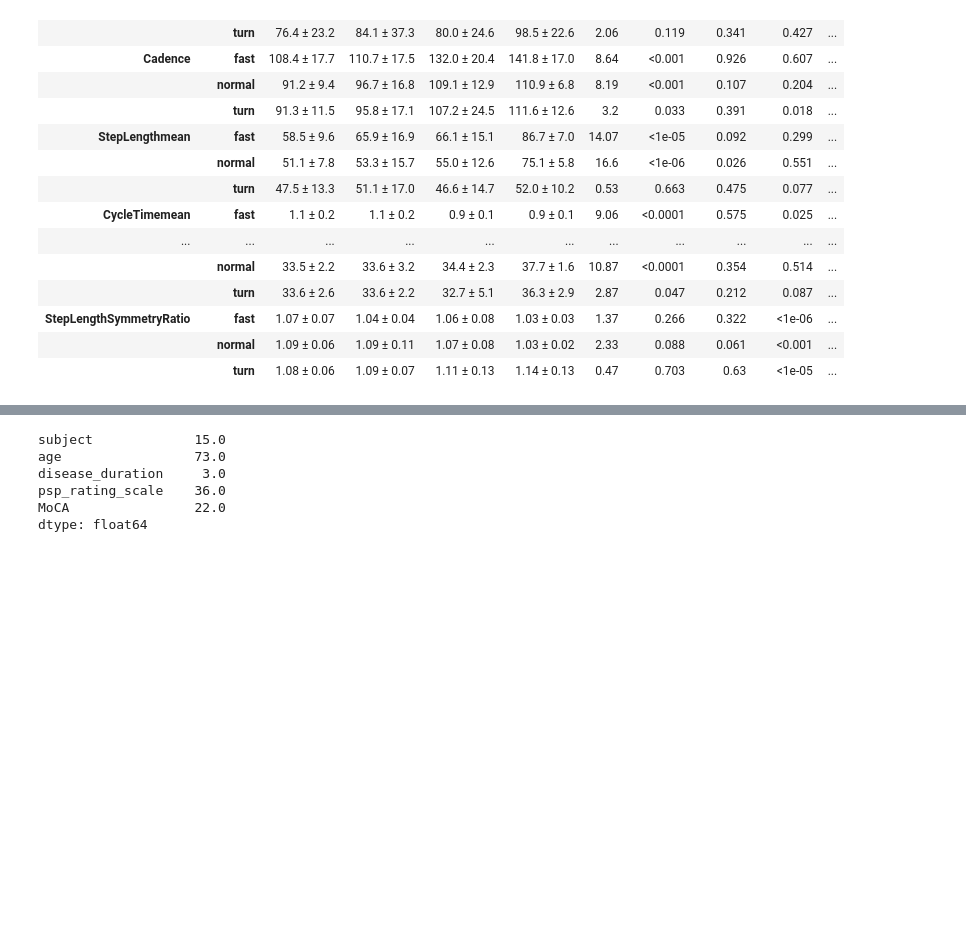
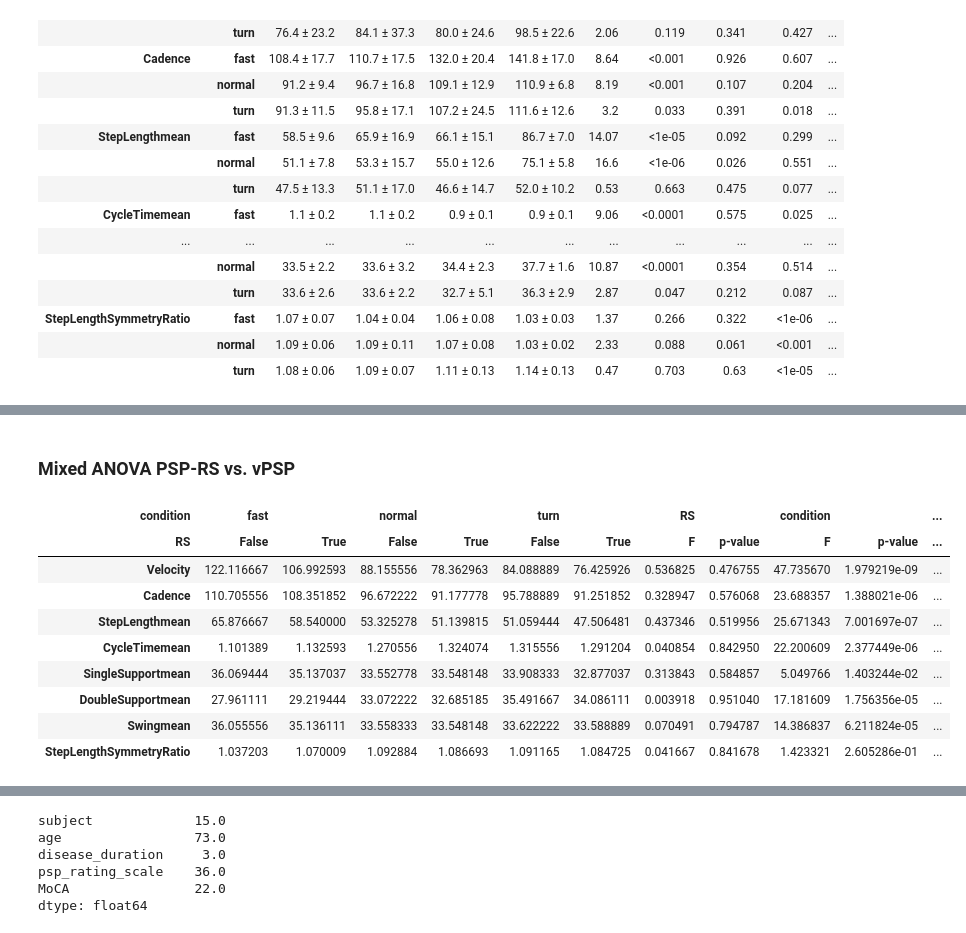
Before and after one commit to kenohagena/pspupil, a Jupyter notebook: notebooks/4_Correlations.ipynb, the cells around one changed output, grey strips where cells are left out. Saved outputs shown, nothing was run; the diff lists cells and outputs as text; code cells hidden in the pictures; blank space fills up the shorter version.

```diff
--- a/notebooks/4_Correlations.ipynb
+++ b/notebooks/4_Correlations.ipynb
@@ -1124,0 +1087,11 @@ pat_data
+# %%
+mean_ANOVA_results= mean.copy()
+for param in mean_ANOVA_results.index:
+    aov = pd.read_csv('data/MixedAnovaGait_01-08-2025/{}_aov.csv'.format(param), index_col=0)
+    for term in ['group', 'condition', 'Interaction']:
+        mean_ANOVA_results.loc[param, (term, 'F')] = aov.loc[(aov.Source == term), 'F'].values
+        mean_ANOVA_results.loc[param, (term, 'p-value')] = aov.loc[(aov.Source == term), 'p-unc'].values #uncorrected p
+
+mean_ANOVA_results = mean_ANOVA_results.drop(['fast', 'normal', 'turn'], axis=1)
+
+mean_ANOVA_results = mean_ANOVA_results.applymap(lambda x: p_annot(x, dec=3))
@@ -1124,0 +1111,33 @@ pat_data
+# %% [markdown]
+### Mixed ANOVA PSP-RS vs. vPSP
+# %%
+cols = ['Velocity', 'Cadence', 'StepLengthmean',
+       'CycleTimemean', 'SingleSupportmean', 'DoubleSupportmean', 'Swingmean', 'StepLengthSymmetryRatio']
+
+data_psp = gait_export.loc[~gait_export.RS.isnull()]
+#data_psp['RS'] = data_psp['RS'].replace({True:'PSP-RS',
+#                                         False: 'vPSP'})
+
+mean = data_psp.groupby(['condition','RS']).mean().loc[:, cols].T
+std = data_psp.groupby(['condition','RS']).std().loc[:, cols].T
+
+for i in mean.index:
+    aov = pd.read_csv('data/MixedAnovaGait_01-08-2025/{0}_rs_aov.csv'.format(i))
+    posthoc = pd.read_csv('data/MixedAnovaGait_01-08-2025/{0}_rs_posthocs.csv'.format(i))
+
+    for term in ['RS', 'condition', 'Interaction']:
+        mean.loc[i, (term, 'F')] = aov.loc[(aov.Source == term), 'F'].values
+        mean.loc[i, (term, 'p-value')] = aov.loc[(aov.Source == term), 'p-unc'].values #uncorrected p
+# %%
+mean
+# %% [output]
+| condition | fast |  | normal |  | turn |  | RS |  | condition |  | ... |
+| RS | False | True | False | True | False | True | F | p-value | F | p-value | ... |
+| Velocity | 122.116667 | 106.992593 | 88.155556 | 78.362963 | 84.088889 | 76.425926 | 0.536825 | 0.476755 | 47.735670 | 1.979219e-09 | ... |
+| Cadence | 110.705556 | 108.351852 | 96.672222 | 91.177778 | 95.788889 | 91.251852 | 0.328947 | 0.576068 | 23.688357 | 1.388021e-06 | ... |
+| StepLengthmean | 65.876667 | 58.540000 | 53.325278 | 51.139815 | 51.059444 | 47.506481 | 0.437346 | 0.519956 | 25.671343 | 7.001697e-07 | ... |
+| CycleTimemean | 1.101389 | 1.132593 | 1.270556 | 1.324074 | 1.315556 | 1.291204 | 0.040854 | 0.842950 | 22.200609 | 2.377449e-06 | ... |
+| SingleSupportmean | 36.069444 | 35.137037 | 33.552778 | 33.548148 | 33.908333 | 32.877037 | 0.313843 | 0.584857 | 5.049766 | 1.403244e-02 | ... |
+| DoubleSupportmean | 27.961111 | 29.219444 | 33.072222 | 32.685185 | 35.491667 | 34.086111 | 0.003918 | 0.951040 | 17.181609 | 1.756356e-05 | ... |
+| Swingmean | 36.055556 | 35.136111 | 33.558333 | 33.548148 | 33.622222 | 33.588889 | 0.070491 | 0.794787 | 14.386837 | 6.211824e-05 | ... |
+| StepLengthSymmetryRatio | 1.037203 | 1.070009 | 1.092884 | 1.086693 | 1.091165 | 1.084725 | 0.041667 | 0.841678 | 1.423321 | 2.605286e-01 | ... |
```
Also changed, not shown: parts of 36 cells of this notebook.
